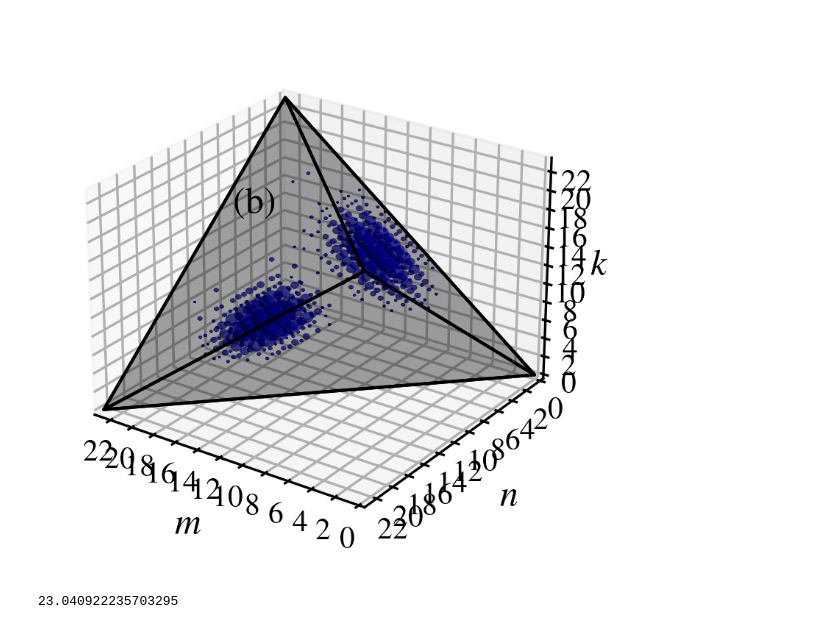
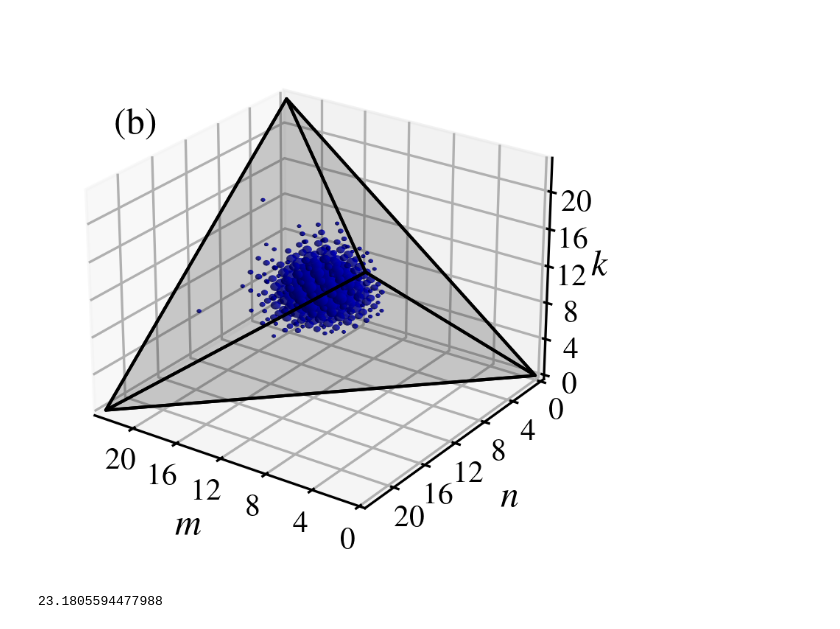
Before and after one commit to Emiliano6754/Stabilizer-States, a Jupyter notebook: symQfuncplots.ipynb, the cells around one changed output. Drawn from its saved outputs; the diff is of its cells as text; code cells hidden in the pictures.

Commit message:
Ïmplemented coherent state symQ

```diff
--- a/symQfuncplots.ipynb
+++ b/symQfuncplots.ipynb
@@ -11,11 +12,11 @@ rc('font',**{'family':'serif','serif':['Times']})
 rc('text', usetex=True)
 # %%
 n_qubits = 23
-ticks = np.arange(0, n_qubits, 2)
-graph_type = "mc"
+ticks = np.arange(0, n_qubits+0.1, 4)
+graph_type = "cc"
 filename = graph_type+"_q"+str(n_qubits)+".txt"
 # graph_num = 1830
-# filename = "characteristic/q"+str(n_qubits)+"_"+str(graph_num)+".txt"
+# symQfunc = np.genfromtxt("C:/dev/StabilizerStates/data/characteristic/"+graph_type+"_q"+str(n_qubits)+".txt", usecols = 0, delimiter=",", dtype = float)
 symQfunc = np.genfromtxt("C:/dev/StabilizerStates/data/symQfuncs/"+filename, usecols = 0, delimiter=",", dtype = float)
 symQfunc = np.reshape(symQfunc,(n_qubits+1,n_qubits+1,n_qubits+1))
 
@@ -29,41 +30,45 @@ ax = fig.add_subplot(projection='3d')
 ax.set_xlabel(r'$m$', size=12, labelpad=-5)
 ax.set_ylabel(r'$n$', size=12, labelpad=-5)
 ax.set_zlabel(r'$k$', size=12, labelpad=-11)
-ax.set_xlim(0,n_qubits)
-ax.set_ylim(0,n_qubits)
-ax.set_zlim(0,n_qubits)
+ax.set_xlim(0,n_qubits+0.1)
+ax.set_ylim(0,n_qubits+0.1)
+ax.set_zlim(0,n_qubits+0.1)
 ax.tick_params(axis='both', size=10, pad=-3)
 ax.set_xticks(ticks)
 ax.set_yticks(ticks)
 ax.set_zticks(ticks)
 maxQ = np.max(symQfunc)
 
+# norm = Normalize(vmin=0.1*maxQ, vmax=maxQ)
+# cmap = cm['viridis']
+
 # ax.view_init(25, 175)
 # ax.view_init(25, 140)
 ax.view_init(25, 125)
-ax.text(16, 16, 20, "(b)", fontsize=12)
+ax.text(22, 22, 29, "(b)", fontsize=12)
 
 # Plot symmetric space outline
 verts = [(0, 0, 0), (n_qubits, n_qubits, 0), (0, n_qubits, n_qubits), (n_qubits, 0, n_qubits)]
 
 faces = [[0, 1, 2], [0, 2, 3], [0, 1, 3], [1, 2, 3]]
 
 poly3d = [[verts[vert_id] for vert_id in face] for face in faces]# draw vertex
 
-collection = Poly3DCollection(poly3d, edgecolors= 'k', facecolor= [0, 0, 0], linewidths=1, alpha=0.2)
+collection = Poly3DCollection(poly3d, edgecolors= 'k', facecolor= [0, 0, 0], linewidths=1, alpha=0.1)
 ax.add_collection3d(collection)
 
 for (i,j,k) in zip(x,y,z):
     r = symQfunc[i,j,k] / maxQ
-    if r > 0.1:
+    if r > 0.15:
         u, v = np.mgrid[0:2*np.pi:50j, 0:np.pi:50j]
         s_x = r*np.cos(u)*np.sin(v)
         s_y = r*np.sin(u)*np.sin(v)
         s_z = r*np.cos(v)
 
-        ax.plot_surface(s_x+i, s_y+j, s_z+k, color = 'b', alpha=0.5)
+        # ax.plot_surface(s_x+i, s_y+j, s_z+k, color = cmap(norm(symQfunc[i,j,k])), alpha=0.7)
+        ax.plot_surface(s_x+i, s_y+j, s_z+k, color = 'b', alpha=0.7)
 # %% [output]
-[figure, old version]
+[figure, new version]
 # %%
 # n_qubits = 10
 # %%
@@ -93,4 +98,4 @@ for (i,j,k) in zip(x,y,z):
 # %%
 print(np.log2(np.sum(symQfunc)))
 # %% [output]
-23.040922235703295
+23.1805594477988
```
Also changed, not shown: parts of 1 cell of this notebook, 9 other files.
